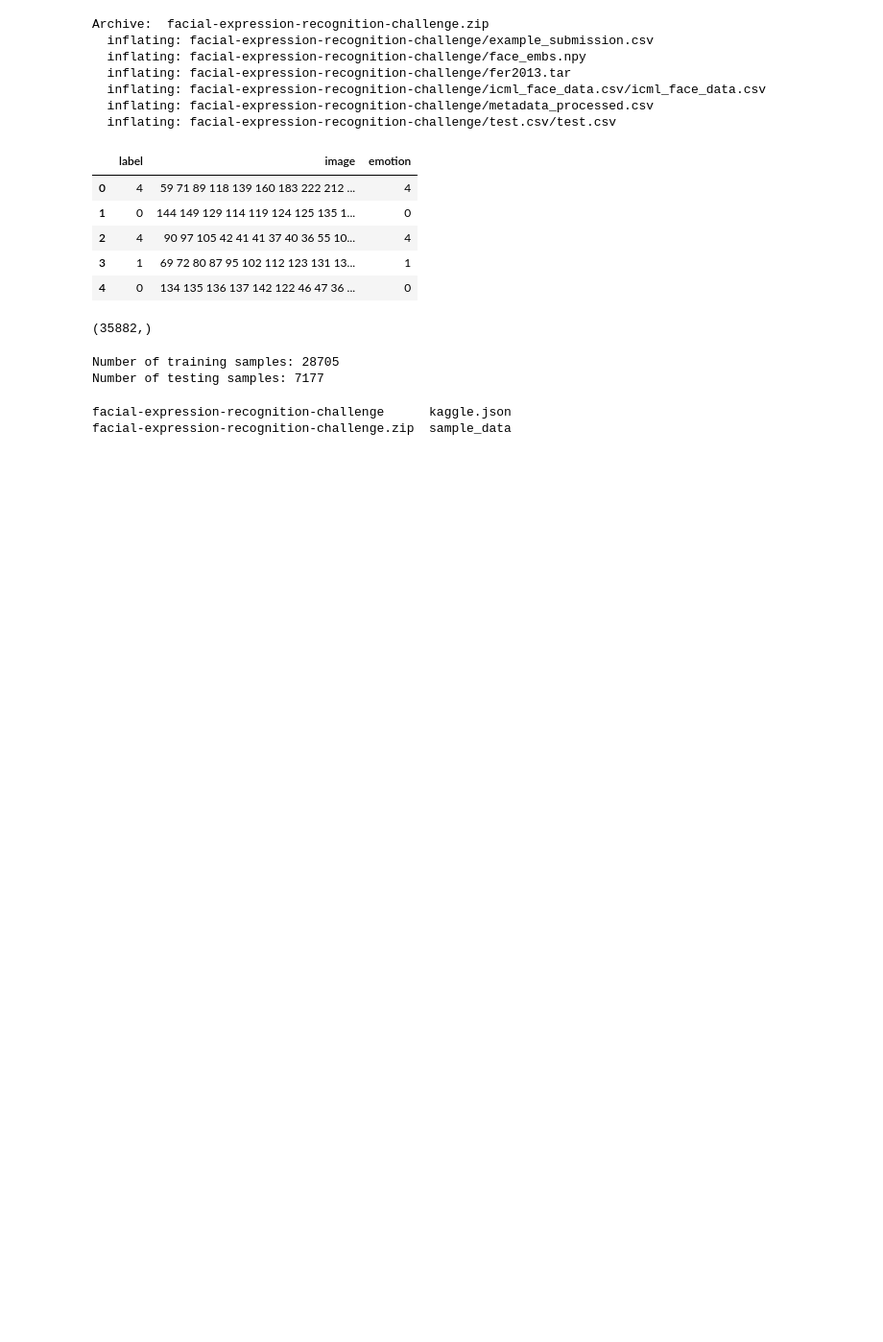
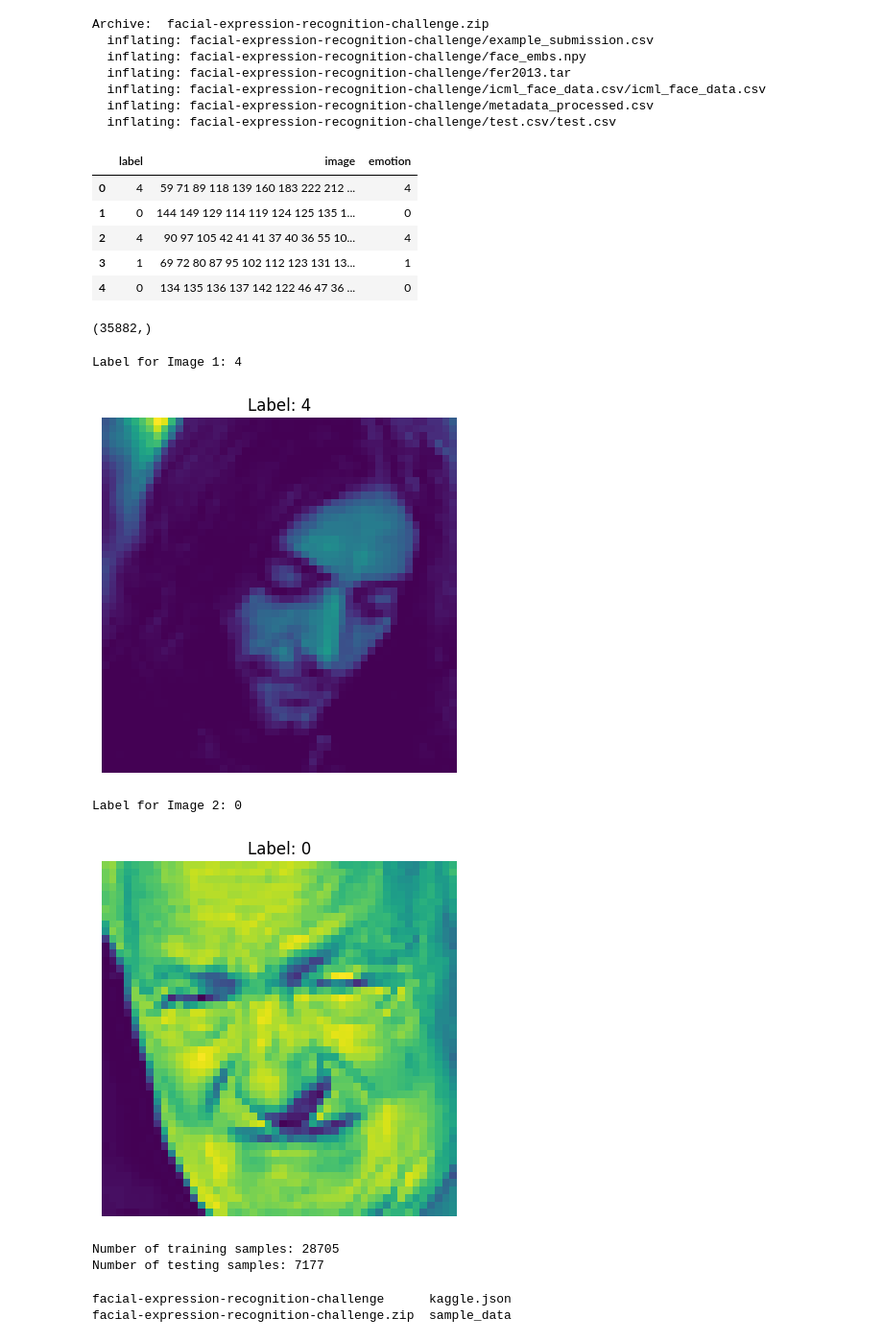
Before and after one commit to Musoye/ai, a Jupyter notebook: facial_emotion/face_emotion.ipynb, the cells around one changed output. Shown at 96% size. Saved outputs shown, nothing was run; the diff lists cells and outputs as text; code cells hidden in the pictures; blank space fills up the shorter version.

```diff
--- a/facial_emotion/face_emotion.ipynb
+++ b/facial_emotion/face_emotion.ipynb
@@ -87,6 +93,27 @@ image_tensors = image_tensors.view(-1, 1, 48, 48)
 label_tensors = torch.tensor(df['emotion'].tolist(), dtype=torch.long)
 
 dataset = TensorDataset(image_tensors, label_tensors)
+# %%
+import matplotlib.pyplot as plt
+import numpy as np
+
+def show_image(image_tensor, label):
+    image = image_tensor.numpy().transpose((1, 2, 0))  # For CxHxW to HxWxC
+    plt.imshow(np.clip(image, 0, 1))
+    plt.title(f"Label: {label}")
+    plt.axis("off")
+    plt.show()
+
+# Access two samples
+for i in range(2):  # Loop through first two samples
+    image, label = dataset[i]
+    print(f"Label for Image {i+1}: {label.item()}")
+    show_image(image, label)
+# %% [output]
+Label for Image 1: 4
+[figure, added]
+Label for Image 2: 0
+[figure, added]
 # %%
 class TransformDataset(torch.utils.data.Dataset):
     def __init__(self, dataset, transform):
```
Also changed, not shown: parts of 9 cells of this notebook, 6 other files.
